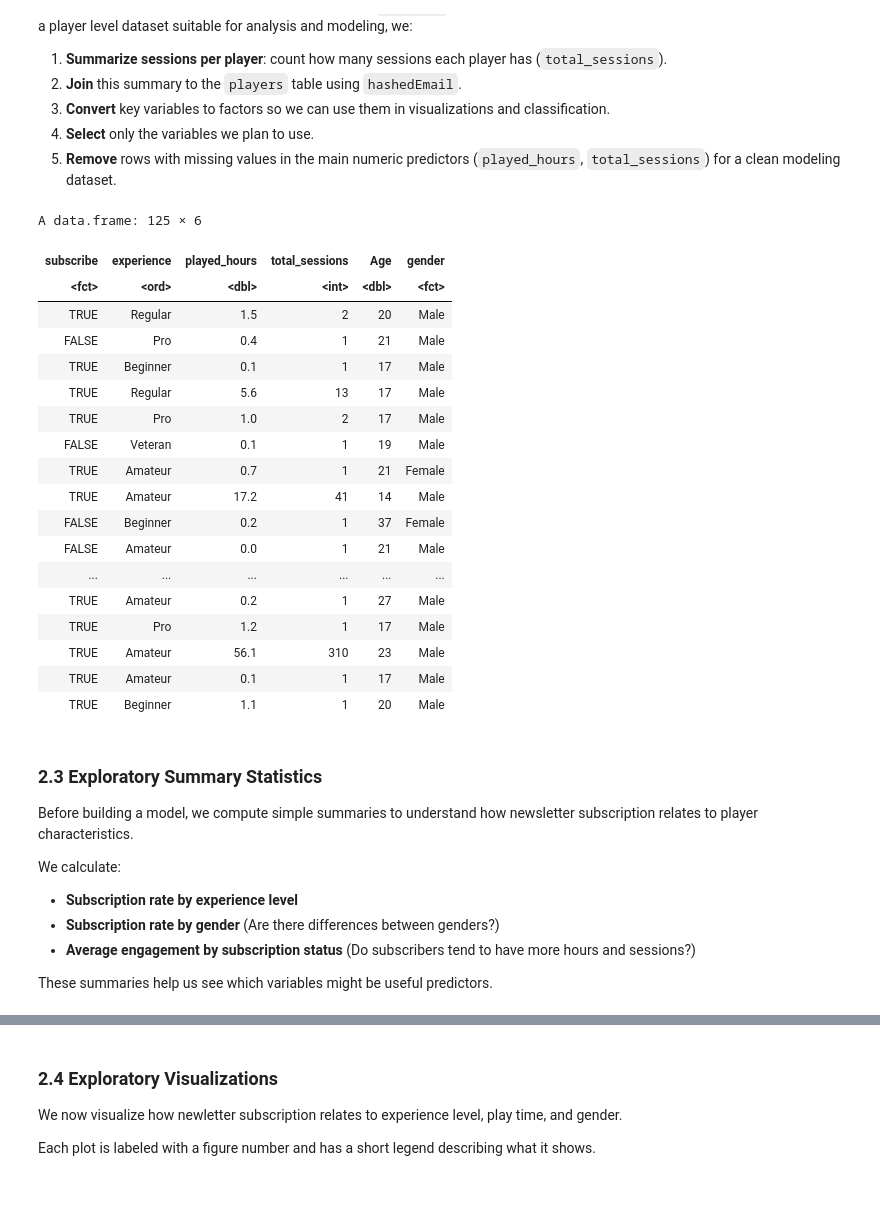
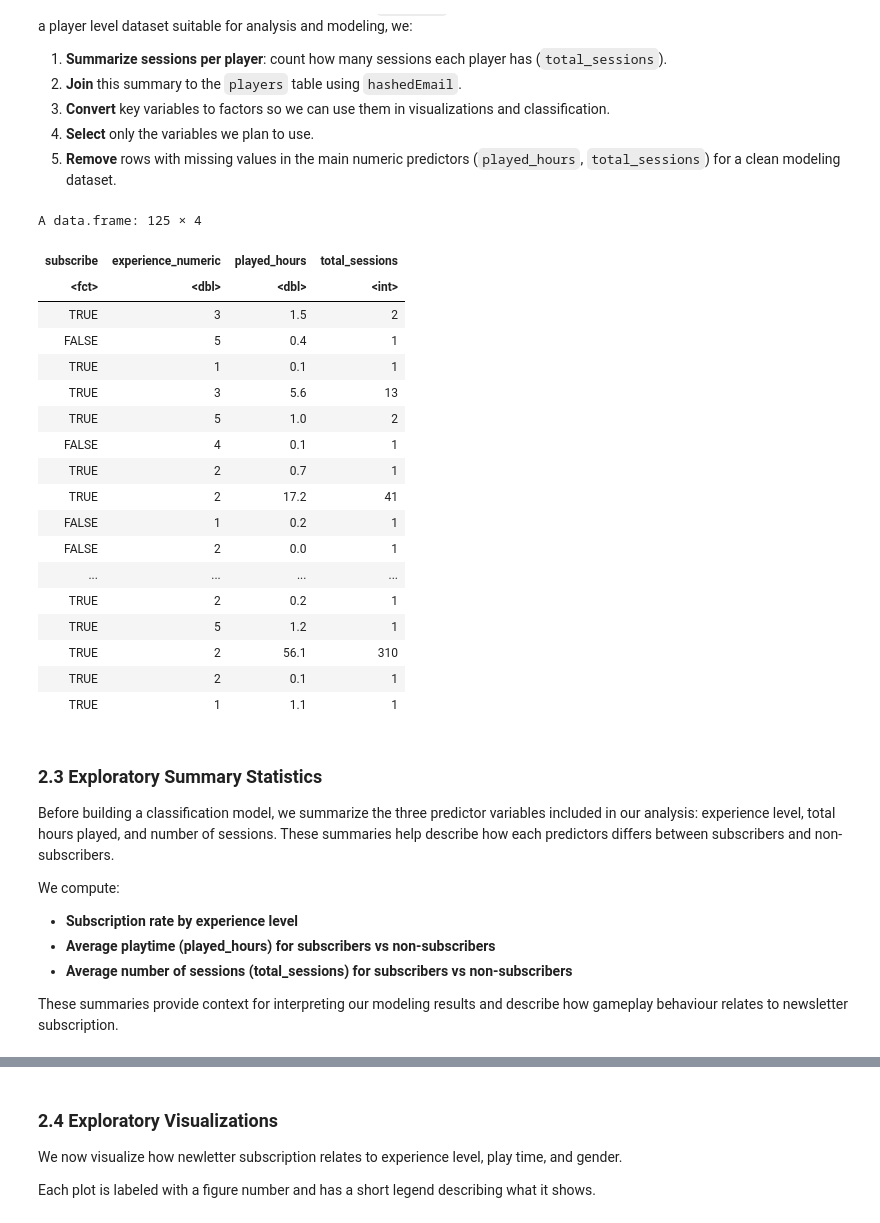
Before and after one commit to emily2628/Dsci-100---Final-Project, a Jupyter notebook: group_final_report.ipynb, the cells around one changed output, grey strips where cells are left out. Drawn from its saved outputs; the diff is of its cells as text; code cells hidden in the pictures; blank space fills up the shorter version.

Commit message:
Revised Methods & Results Section

```diff
--- a/group_final_report.ipynb
+++ b/group_final_report.ipynb
@@ -109,72 +110,70 @@ Our analysis focuses on player level behaviour, but the `sessions` table is at t
 # %%
 # 1. Summarize number of sessions per player
 player_engagement <- sessions |>
   group_by(hashedEmail) |>
   summarize(
     total_sessions = n(),
   )
 
 # 2. Join session summary onto players table
 analysis_data <- players |>
-  select(hashedEmail, Age, gender, experience, played_hours, subscribe) |>
+  select(hashedEmail, experience, played_hours, subscribe) |>
   merge(player_engagement, by = "hashedEmail")
 
 # 3. Convert vairables to factors
 analysis_data <- analysis_data |>
   mutate(
     subscribe = as_factor(subscribe),
-    experience = as_factor(experience),
-    gender = as_factor(gender)
   )
 
 # 4. Select variables needed for analysis and modeling
 model_data <- analysis_data |>
     mutate(
-        experience = factor(experience,
-                            levels = c("Beginner", "Amateur", "Regular", "Veteran", "Pro"),
-                            ordered = TRUE),
-        experience_numeric = as.numeric(experience)
-    ) |>
-    select(subscribe, experience, played_hours, total_sessions, Age, gender)
+        experience_encoded =  factor(
+            experience,
+            levels = c("Beginner", "Amateur", "Regular", "Veteran", "Pro"),
+            ordered = TRUE
+        ),
+        experience_numeric = as.numeric(experience_encoded)
+        ) |>
+        select(subscribe, experience_numeric, played_hours, total_sessions)
 
 # 5. Remove rows with missing predictor values
 model_data_clean <- model_data |>
     drop_na(played_hours, total_sessions)
 
 model_data
 # %% [output]
-A data.frame: 125 × 6
+A data.frame: 125 × 4
-| subscribe | experience | played_hours | total_sessions | Age | gender |
-| <fct> | <ord> | <dbl> | <int> | <dbl> | <fct> |
-| TRUE | Regular | 1.5 | 2 | 20 | Male |
-| FALSE | Pro | 0.4 | 1 | 21 | Male |
-| TRUE | Beginner | 0.1 | 1 | 17 | Male |
-| TRUE | Regular | 5.6 | 13 | 17 | Male |
-| TRUE | Pro | 1.0 | 2 | 17 | Male |
-| FALSE | Veteran | 0.1 | 1 | 19 | Male |
-| TRUE | Amateur | 0.7 | 1 | 21 | Female |
-| TRUE | Amateur | 17.2 | 41 | 14 | Male |
-| FALSE | Beginner | 0.2 | 1 | 37 | Female |
-| FALSE | Amateur | 0.0 | 1 | 21 | Male |
-| ... | ... | ... | ... | ... | ... |
-| TRUE | Amateur | 0.2 | 1 | 27 | Male |
-| TRUE | Pro | 1.2 | 1 | 17 | Male |
-| TRUE | Amateur | 56.1 | 310 | 23 | Male |
-| TRUE | Amateur | 0.1 | 1 | 17 | Male |
-| TRUE | Beginner | 1.1 | 1 | 20 | Male |
+| subscribe | experience_numeric | played_hours | total_sessions |
+| <fct> | <dbl> | <dbl> | <int> |
+| TRUE | 3 | 1.5 | 2 |
+| FALSE | 5 | 0.4 | 1 |
+| TRUE | 1 | 0.1 | 1 |
+| TRUE | 3 | 5.6 | 13 |
+| TRUE | 5 | 1.0 | 2 |
+| FALSE | 4 | 0.1 | 1 |
+| TRUE | 2 | 0.7 | 1 |
+| TRUE | 2 | 17.2 | 41 |
+| FALSE | 1 | 0.2 | 1 |
+| FALSE | 2 | 0.0 | 1 |
+| ... | ... | ... | ... |
+| TRUE | 2 | 0.2 | 1 |
+| TRUE | 5 | 1.2 | 1 |
+| TRUE | 2 | 56.1 | 310 |
+| TRUE | 2 | 0.1 | 1 |
+| TRUE | 1 | 1.1 | 1 |
 # %% [markdown]
 ### 2.3 Exploratory Summary Statistics
-Before building a model, we compute simple summaries to understand how newsletter subscription relates to player characteristics.
+Before building a classification model, we summarize the three predictor variables included in our analysis: experience level, total hours played, and number of sessions. These summaries help describe how each predictors differs between subscribers and non-subscribers.
 
-We calculate:
+We compute:
 
 - **Subscription rate by experience level**
-- **Subscription rate by gender**
-  (Are there differences between genders?)
-- **Average engagement by subscription status**
-  (Do subscribers tend to have more hours and sessions?)
+- **Average playtime (played_hours) for subscribers vs non-subscribers**
+- **Average number of sessions (total_sessions) for subscribers vs non-subscribers**
 
-These summaries help us see which variables might be useful predictors.
+These summaries provide context for interpreting our modeling results and describe how gameplay behaviour relates to newsletter subscription.
 # %%
 # Calculate subscription rate by experience
 experience_summary <- model_data_clean |>
```
Also changed, not shown: parts of 18 cells of this notebook.
